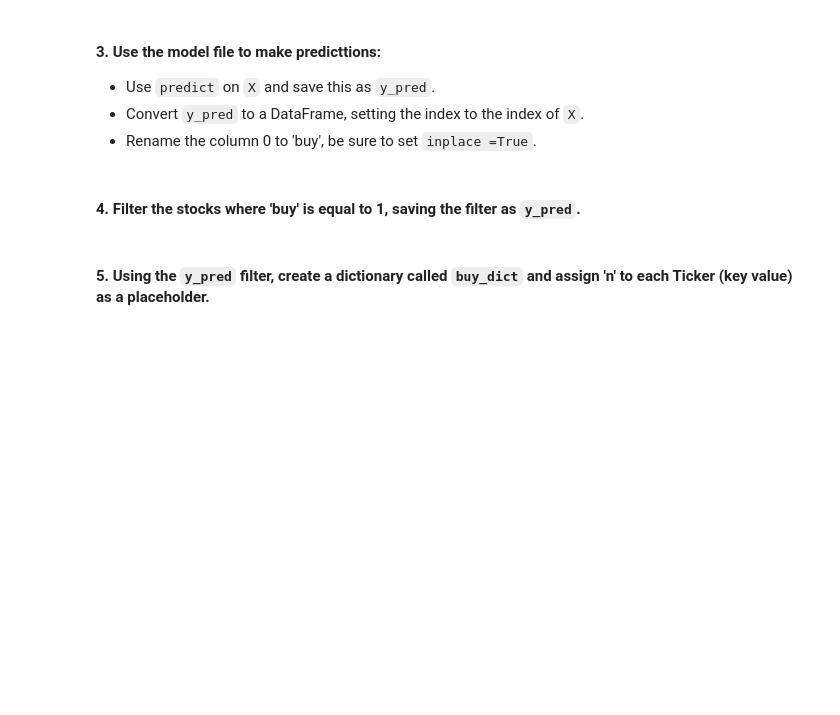
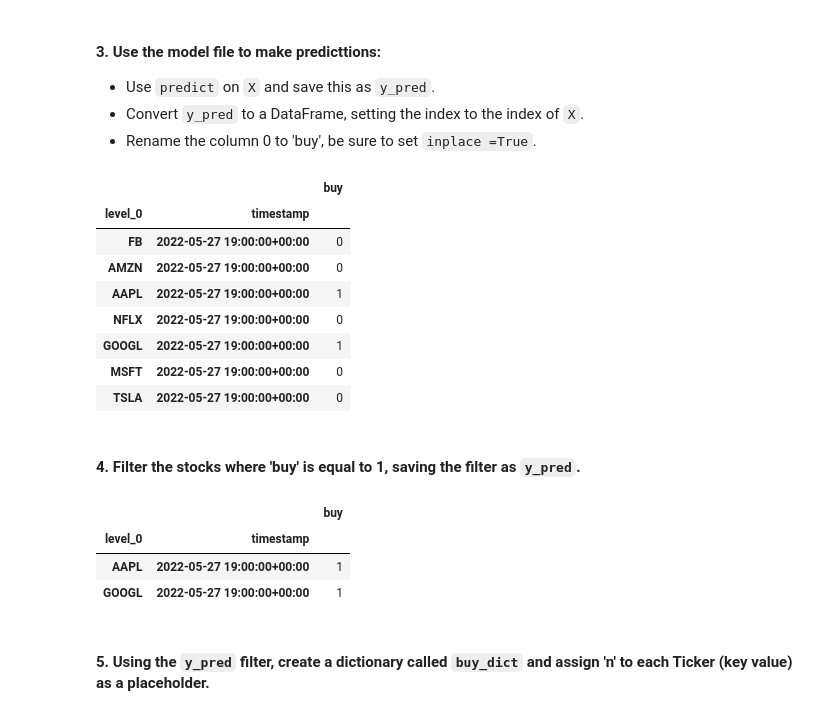
Before and after one commit to aaargyrou/AlgoTrading--High-Frequency-Trading, a Jupyter notebook: Code/high_frequency_trading_algo.ipynb, the cells around one changed output. Cells and saved outputs as stored; diff of their text form; code cells hidden in the pictures; blank space fills up the shorter version.

```diff
--- a/Code/high_frequency_trading_algo.ipynb
+++ b/Code/high_frequency_trading_algo.ipynb
@@ -639,7 +653,7 @@ KeyError: 'time'
 #### 2. Using `joblib`, load the chosen model.
 # %%
 # Load the previously trained and saved model using joblib
-# YOUR CODE HERE
+model = joblib.load('log_model.pkl')
 # %% [markdown]
 #### 3. Use the model file to make predicttions:
 * Use `predict` on `X` and save this as `y_pred`.
@@ -647,18 +661,35 @@ KeyError: 'time'
 * Rename the column 0 to 'buy', be sure to set `inplace =True`.
 # %%
 # Use the model file to predict on X
-# YOUR CODE HERE
+y_pred = model.predict(X)
 
 # Convert y_pred to a dataframe, set the index to the index of X
-# YOUR CODE HERE
+y_df = pd.DataFrame(y_pred, index=X.index)
 
 # Rename the column 0 to 'buy', be sure to set inplace =True
-# YOUR CODE HERE
+y_df.rename(columns={0: "buy"}, inplace = True)
+y_df
+# %% [output]
+|  |  | buy |
+| level_0 | timestamp |  |
+| FB | 2022-05-27 19:00:00+00:00 | 0 |
+| AMZN | 2022-05-27 19:00:00+00:00 | 0 |
+| AAPL | 2022-05-27 19:00:00+00:00 | 1 |
+| NFLX | 2022-05-27 19:00:00+00:00 | 0 |
+| GOOGL | 2022-05-27 19:00:00+00:00 | 1 |
+| MSFT | 2022-05-27 19:00:00+00:00 | 0 |
+| TSLA | 2022-05-27 19:00:00+00:00 | 0 |
 # %% [markdown]
 #### 4. Filter the stocks where 'buy' is equal to 1, saving the filter as `y_pred`.
 # %%
 # Filter the stocks where 'buy' is equal to 1
-# YOUR CODE HERE
+y_pred = y_df[y_df['buy'] == 1]
+y_pred
+# %% [output]
+|  |  | buy |
+| level_0 | timestamp |  |
+| AAPL | 2022-05-27 19:00:00+00:00 | 1 |
+| GOOGL | 2022-05-27 19:00:00+00:00 | 1 |
 # %% [markdown]
 #### 5. Using the `y_pred` filter, create a dictionary called `buy_dict` and assign 'n' to each Ticker (key value) as a placeholder.
 # %%
```
Also changed, not shown: parts of 12 cells of this notebook.
